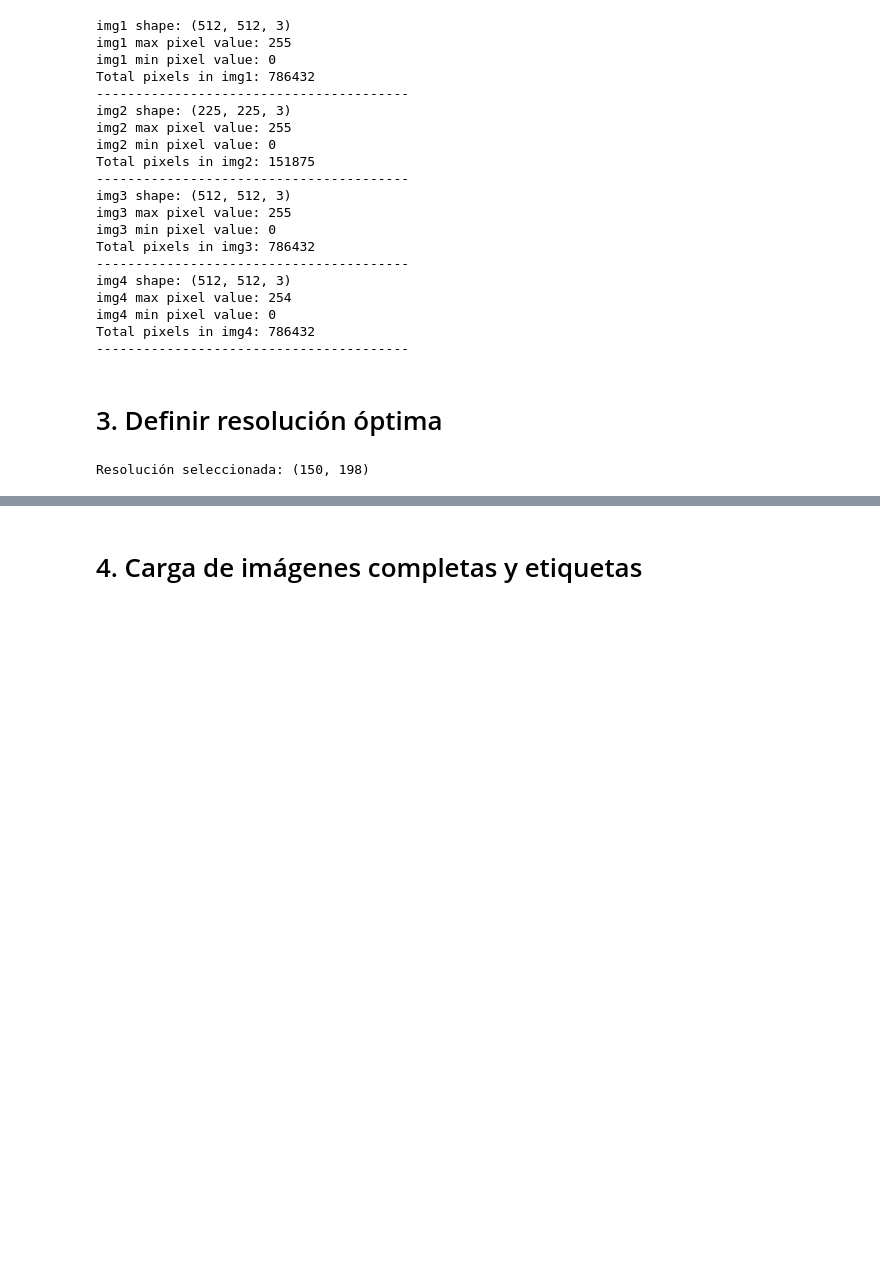
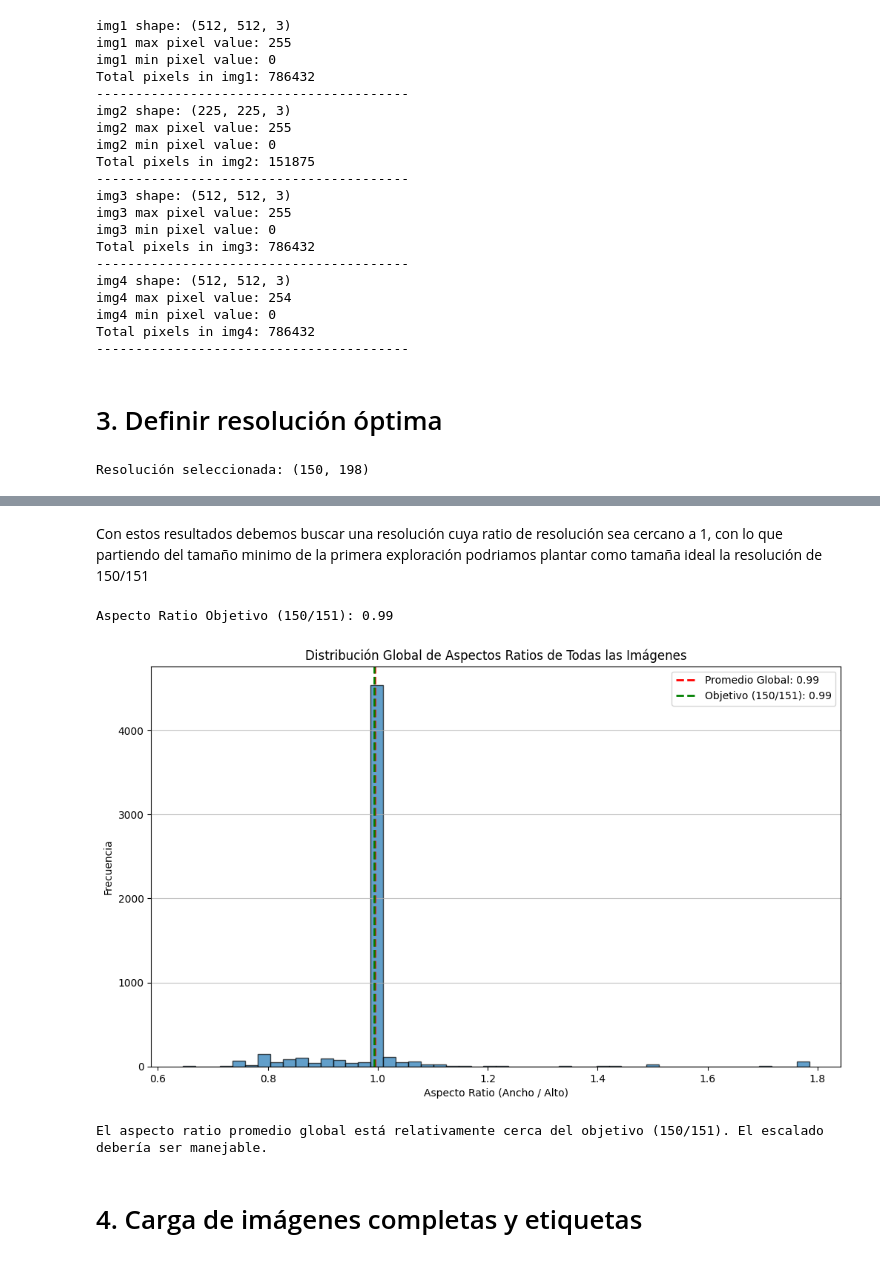
Before and after one commit to niconinov/A3_helath, a Jupyter notebook: a_preprocesamiento.ipynb, the cells around one changed output, grey strips where cells are left out. Cells and saved outputs as stored; diff of their text form; code cells hidden in the pictures; blank space fills up the shorter version.

```diff
--- a/a_preprocesamiento.ipynb
+++ b/a_preprocesamiento.ipynb
@@ -125,0 +129,3 @@ Resolución seleccionada: (150, 198)
+# %%
+data_for_df = []
+titles = ['glioma', 'notumor', 'meningioma', 'pituitary']
@@ -125,0 +168,17 @@ Resolución seleccionada: (150, 198)
+# %%
+if data_for_df:
+    df_aspect_ratios = pd.DataFrame(data_for_df)
+    print("\n--- DataFrame de Aspecto Ratios Creado ---")
+    print(f"\nTotal de imágenes con ratios recolectados: {len(df_aspect_ratios)}")
+
+    # --- Cálculo del promedio global de todas las imágenes ---
+    global_promedio_ratio = df_aspect_ratios['aspect_ratio'].mean()
+    global_std_dev_ratio = df_aspect_ratios['aspect_ratio'].std()
+
+    print("\n--- Análisis de Aspecto Ratio Global (de todas las imágenes) ---")
+    print(f"Aspecto Ratio Promedio Global: {global_promedio_ratio:.2f}")
+    print(f"Desviación Estándar Global: {global_std_dev_ratio:.2f}")
+
+
+else:
+    print("No se pudieron recolectar ratios de ninguna imagen.")
@@ -126,3 +193,31 @@ Resolución seleccionada: (150, 198)
+# %% [markdown]
+Con estos resultados debemos buscar una resolución cuya ratio de resolución sea cercano a 1, con lo que partiendo del tamaño minimo de la primera exploración podriamos plantar como tamaña ideal la resolución de 150/151
+# %%
+resolucion_objetivo = 150 / 151
+print(f"Aspecto Ratio Objetivo (150/151): {resolucion_objetivo:.2f}")
+# %% [output]
+Aspecto Ratio Objetivo (150/151): 0.99
+# %%
+# --- Visualización del Histograma Global ---
+plt.figure(figsize=(12, 7))
+plt.hist(df_aspect_ratios['aspect_ratio'], bins=50, edgecolor='black', alpha=0.7)
+plt.axvline(global_promedio_ratio, color='red', linestyle='dashed', linewidth=2, label=f'Promedio Global: {global_promedio_ratio:.2f}')
+plt.axvline(resolucion_objetivo, color='green', linestyle='dashed', linewidth=2, label=f'Objetivo (150/151): {resolucion_objetivo:.2f}')
+plt.title('Distribución Global de Aspectos Ratios de Todas las Imágenes')
+plt.xlabel('Aspecto Ratio (Ancho / Alto)')
+plt.ylabel('Frecuencia')
+plt.legend()
+plt.grid(axis='y', alpha=0.75)
+plt.show()
+
+# Evaluación
+if abs(global_promedio_ratio - resolucion_objetivo) < 0.2:
+    print("\nEl aspecto ratio promedio global está relativamente cerca del objetivo (150/151). El escalado debería ser manejable.")
+else:
+    print("\nEl aspecto ratio promedio global difiere significativamente del objetivo (150/151). Considera estrategias de reescalado cuidadosas.")
+# %% [output]
+[figure, added]
+El aspecto ratio promedio global está relativamente cerca del objetivo (150/151). El escalado debería ser manejable.
 # %% [markdown]
 # 4. Carga de imágenes completas y etiquetas
 # %%
```
Also changed, not shown: parts of 10 cells of this notebook, 2 other files.
